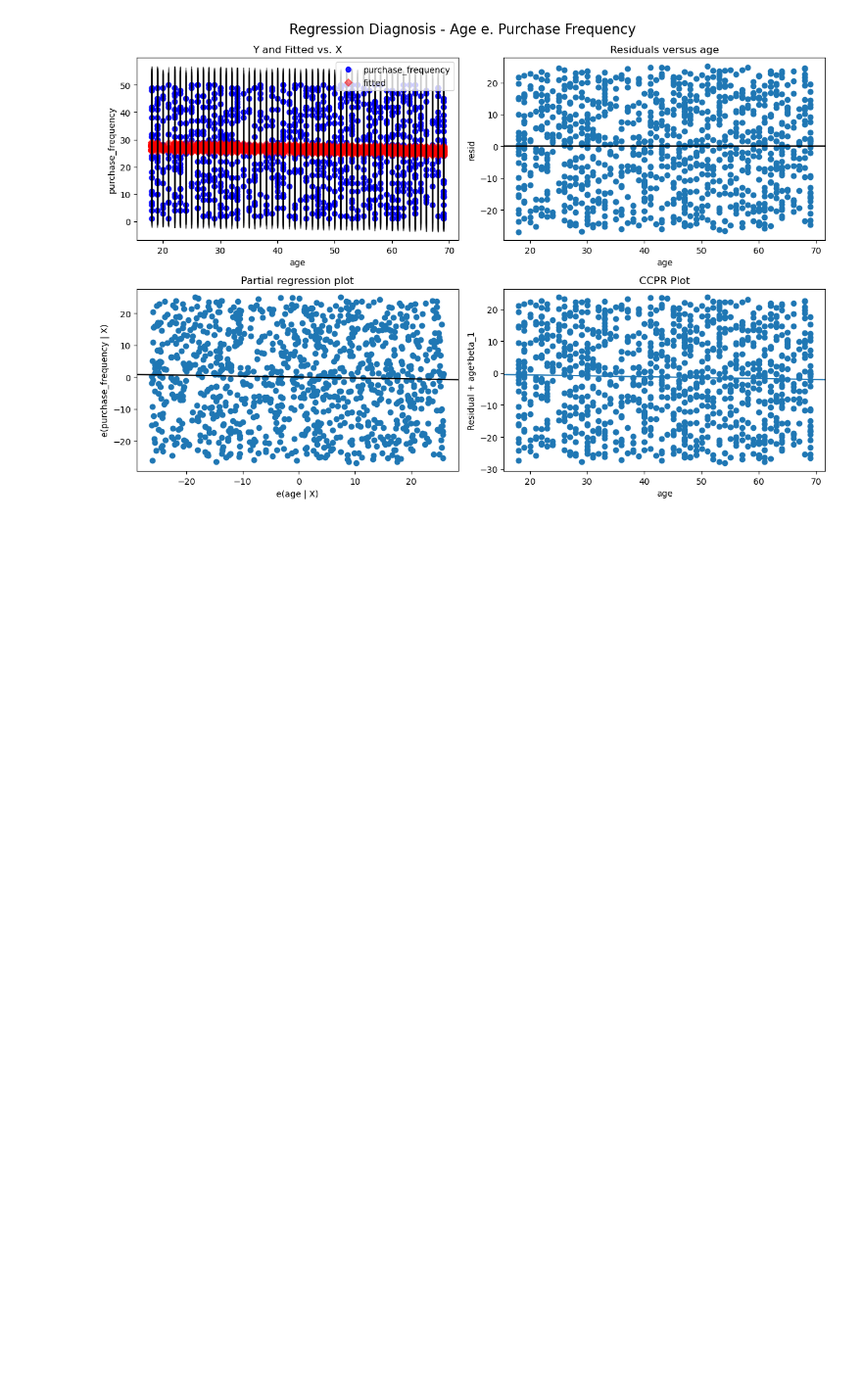
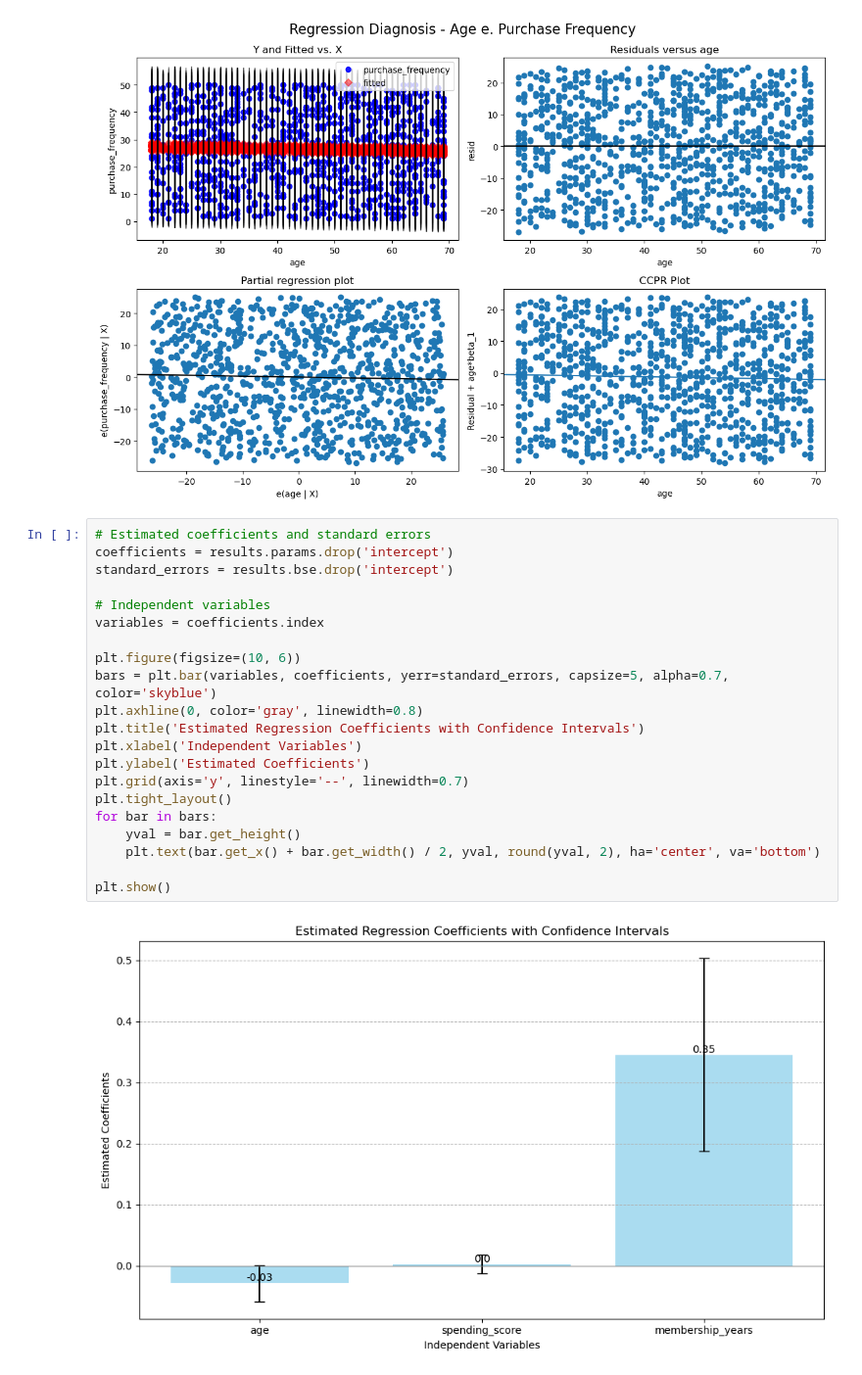
Before and after one commit to leoolessa/CSDMA, a Jupyter notebook: main.ipynb, the cells around one changed output. Shown: that part at 98% size. Saved outputs shown, nothing was run; the diff lists cells and outputs as text; blank space fills up the shorter version.

```diff
--- a/main.ipynb
+++ b/main.ipynb
@@ -231,3 +219,26 @@ plt.tight_layout()
 plt.show()
 # %% [output]
 [figure]
+# %%
+# Estimated coefficients and standard errors
+coefficients = results.params.drop('intercept')
+standard_errors = results.bse.drop('intercept')
+
+# Independent variables
+variables = coefficients.index
+
+plt.figure(figsize=(10, 6))
+bars = plt.bar(variables, coefficients, yerr=standard_errors, capsize=5, alpha=0.7, color='skyblue')
+plt.axhline(0, color='gray', linewidth=0.8)
+plt.title('Estimated Regression Coefficients with Confidence Intervals')
+plt.xlabel('Independent Variables')
+plt.ylabel('Estimated Coefficients')
+plt.grid(axis='y', linestyle='--', linewidth=0.7)
+plt.tight_layout()
+for bar in bars:
+    yval = bar.get_height()
+    plt.text(bar.get_x() + bar.get_width() / 2, yval, round(yval, 2), ha='center', va='bottom')
+
+plt.show()
+# %% [output]
+[figure, added]
```
Also changed, not shown: parts of 5 cells of this notebook.
